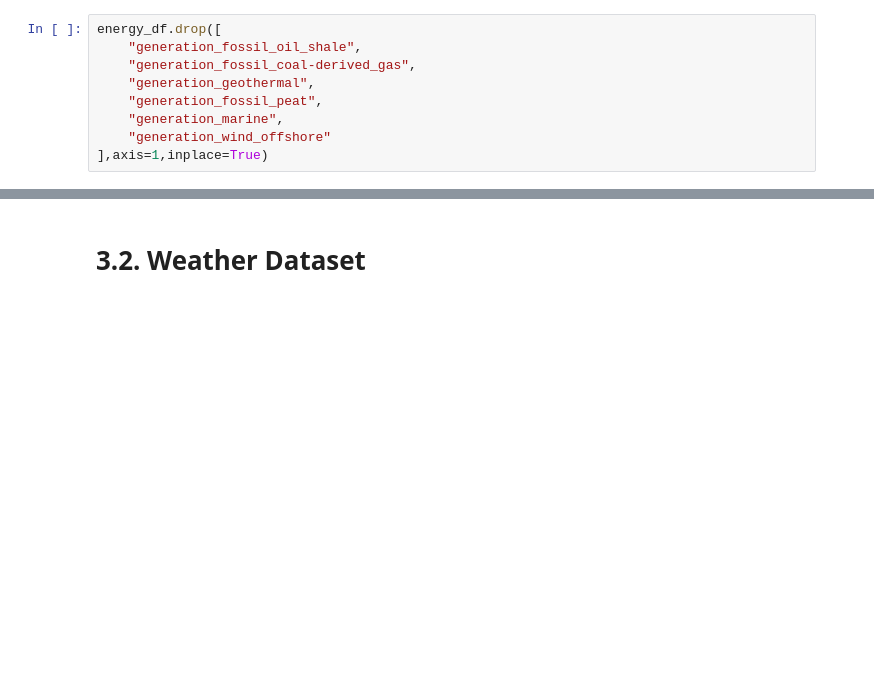
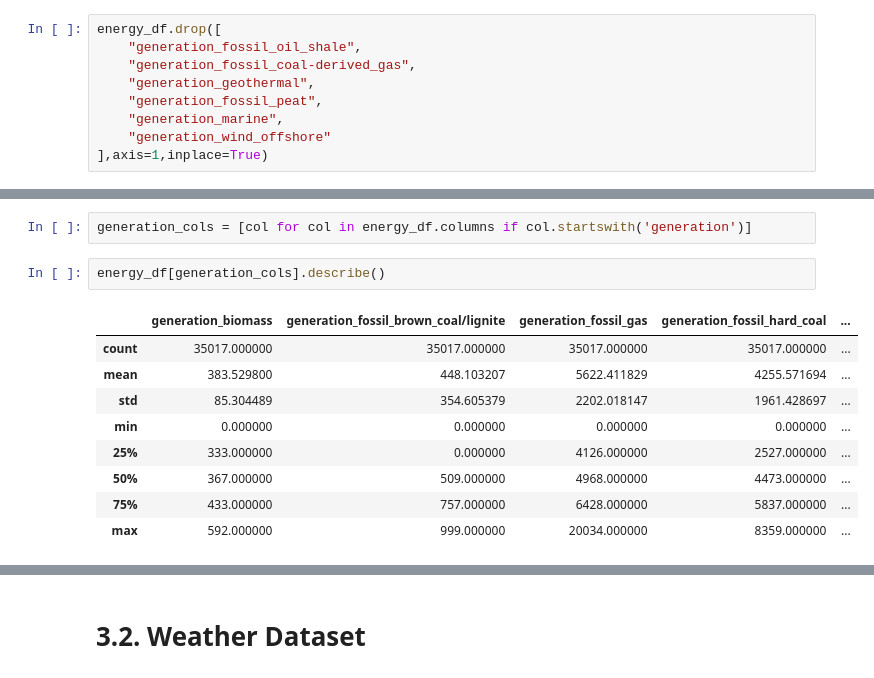
Before and after one commit to saricmilos/electricity-price-for-tomorrow, a Jupyter notebook: notebooks/electricity_price_forecasting_eda.ipynb, the cells around one changed output, grey strips where cells are left out. Drawn from its saved outputs; the diff is of its cells as text; blank space fills up the shorter version.

```diff
--- a/notebooks/electricity_price_forecasting_eda.ipynb
+++ b/notebooks/electricity_price_forecasting_eda.ipynb
@@ -377,0 +598,14 @@ energy_df.head()
+# %%
+generation_cols = [col for col in energy_df.columns if col.startswith('generation')]
+# %%
+energy_df[generation_cols].describe()
+# %% [output]
+|  | generation_biomass | generation_fossil_brown_coal/lignite | generation_fossil_gas | generation_fossil_hard_coal | ... |
+| count | 35017.000000 | 35017.000000 | 35017.000000 | 35017.000000 | ... |
+| mean | 383.529800 | 448.103207 | 5622.411829 | 4255.571694 | ... |
+| std | 85.304489 | 354.605379 | 2202.018147 | 1961.428697 | ... |
+| min | 0.000000 | 0.000000 | 0.000000 | 0.000000 | ... |
+| 25% | 333.000000 | 0.000000 | 4126.000000 | 2527.000000 | ... |
+| 50% | 367.000000 | 509.000000 | 4968.000000 | 4473.000000 | ... |
+| 75% | 433.000000 | 757.000000 | 6428.000000 | 5837.000000 | ... |
+| max | 592.000000 | 999.000000 | 20034.000000 | 8359.000000 | ... |
```
Also changed, not shown: parts of 22 cells of this notebook.
